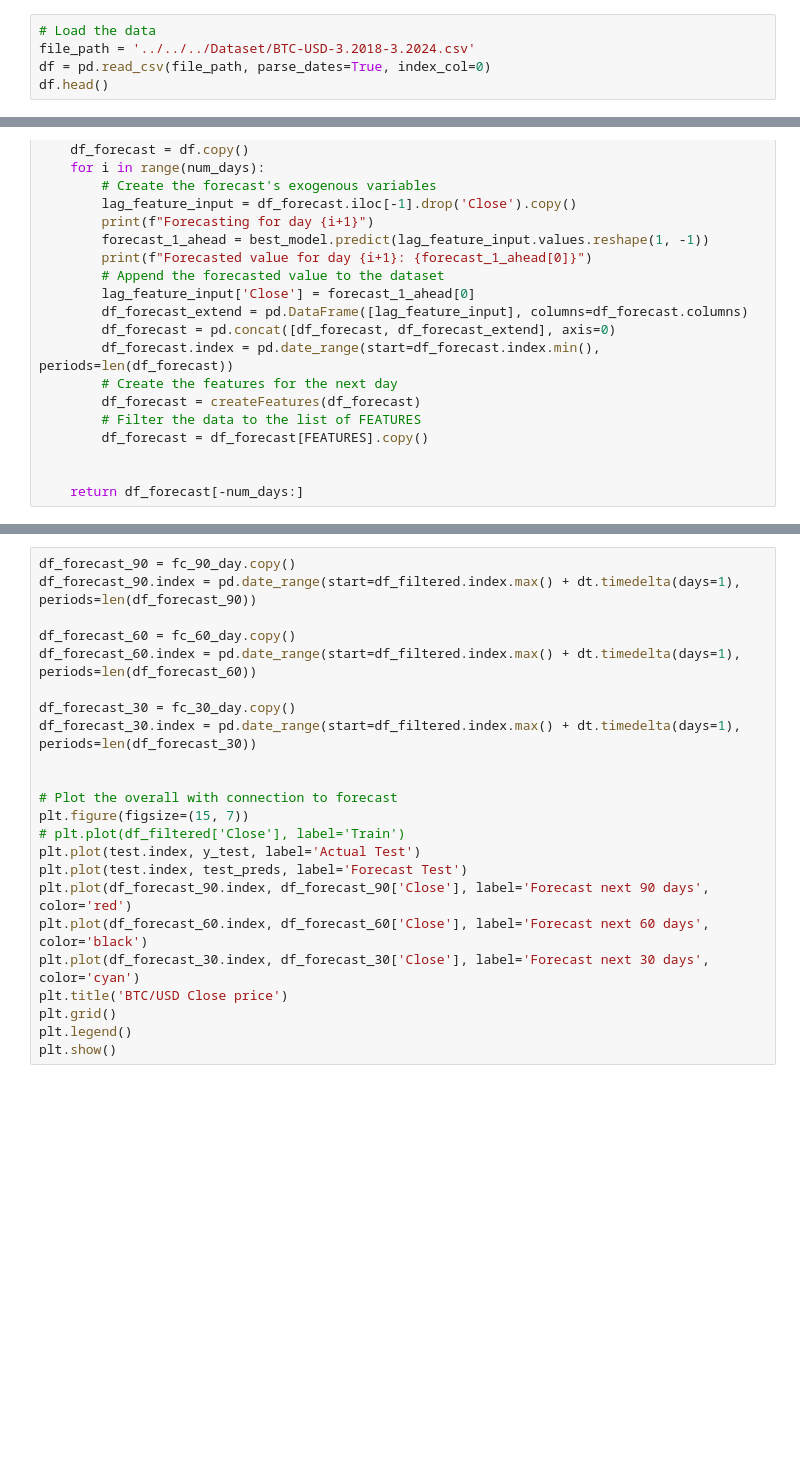
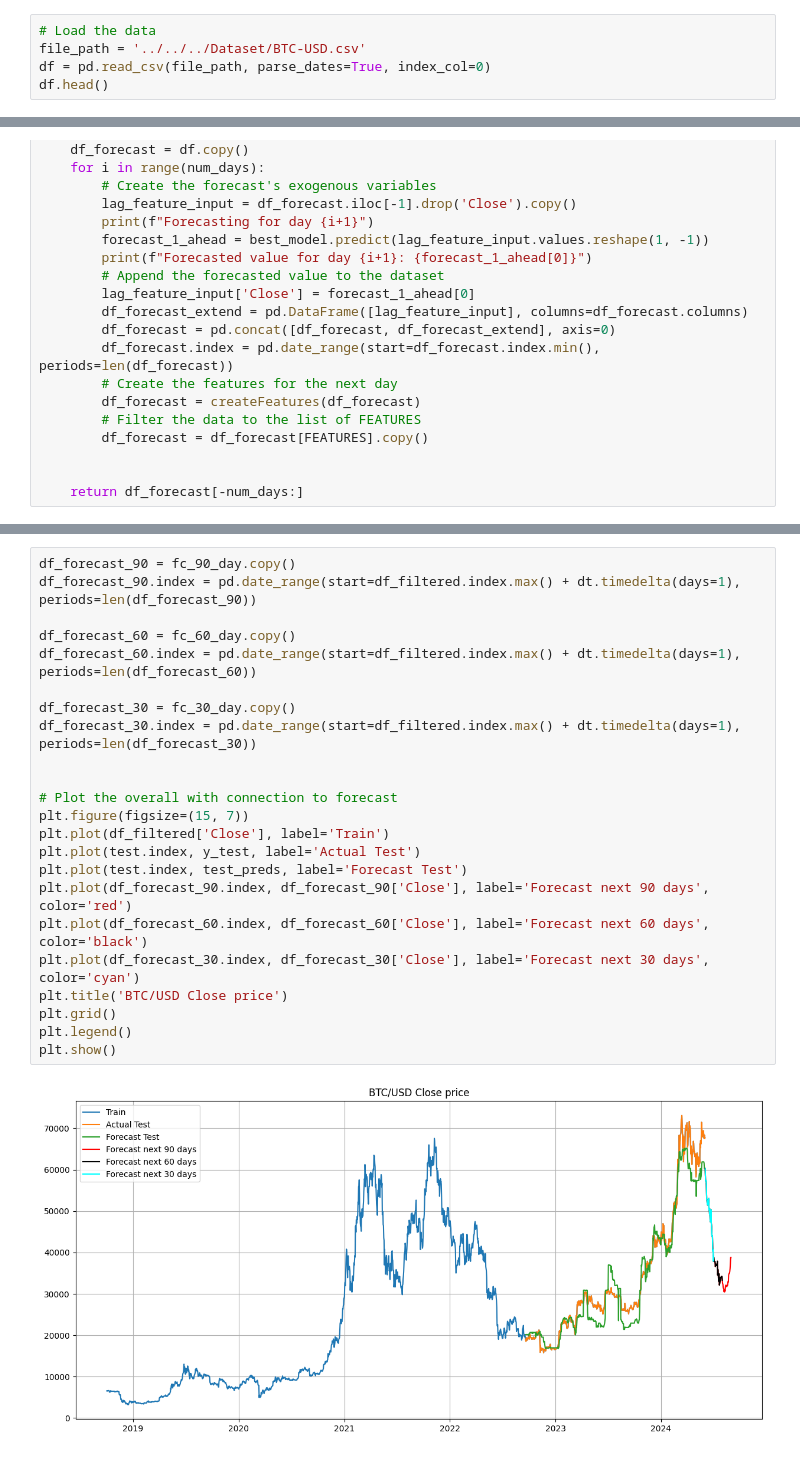
Before and after one commit to lequokhanh/IS403_O22_HTCL_07, a Jupyter notebook: Models/XGBoost/BTC/XGBoost-70-30.ipynb, the cells around one changed output, grey strips where cells are left out. Cells and saved outputs as stored; diff of their text form; blank space fills up the shorter version.

Commit message:
Update dataset file path and add predict 30 days, 60 days, 90 days in code LN, LSTM, XGBoost

```diff
--- a/Models/XGBoost/BTC/XGBoost-70-30.ipynb
+++ b/Models/XGBoost/BTC/XGBoost-70-30.ipynb
@@ -8,6 +8,6 @@ from sklearn.preprocessing import MinMaxScaler
 import datetime as dt
 # %%
 # Load the data
-file_path = '../../../Dataset/BTC-USD-3.2018-3.2024.csv'
+file_path = '../../../Dataset/BTC-USD.csv'
 df = pd.read_csv(file_path, parse_dates=True, index_col=0)
 df.head()
@@ -197,26 +280,28 @@ fc_30_day = forecast_next_x_days(df_filtered, 30, reg)
 # %%
 df_forecast_90 = fc_90_day.copy()
 df_forecast_90.index = pd.date_range(start=df_filtered.index.max() + dt.timedelta(days=1), periods=len(df_forecast_90))
 
 df_forecast_60 = fc_60_day.copy()
 df_forecast_60.index = pd.date_range(start=df_filtered.index.max() + dt.timedelta(days=1), periods=len(df_forecast_60))
 
 df_forecast_30 = fc_30_day.copy()
 df_forecast_30.index = pd.date_range(start=df_filtered.index.max() + dt.timedelta(days=1), periods=len(df_forecast_30))
 
 
 # Plot the overall with connection to forecast
 plt.figure(figsize=(15, 7))
-# plt.plot(df_filtered['Close'], label='Train')
+plt.plot(df_filtered['Close'], label='Train')
 plt.plot(test.index, y_test, label='Actual Test')
 plt.plot(test.index, test_preds, label='Forecast Test')
 plt.plot(df_forecast_90.index, df_forecast_90['Close'], label='Forecast next 90 days', color='red')
 plt.plot(df_forecast_60.index, df_forecast_60['Close'], label='Forecast next 60 days', color='black')
 plt.plot(df_forecast_30.index, df_forecast_30['Close'], label='Forecast next 30 days', color='cyan')
 plt.title('BTC/USD Close price')
 plt.grid()
 plt.legend()
 plt.show()
+# %% [output]
+[figure, added]
 # %%
 # Calculate the Model's RMSE, MAPE, and SMAPE
 def calculate_metrics(y_true, y_pred):
```
Also changed, not shown: parts of 6 cells of this notebook, 26 other files.
